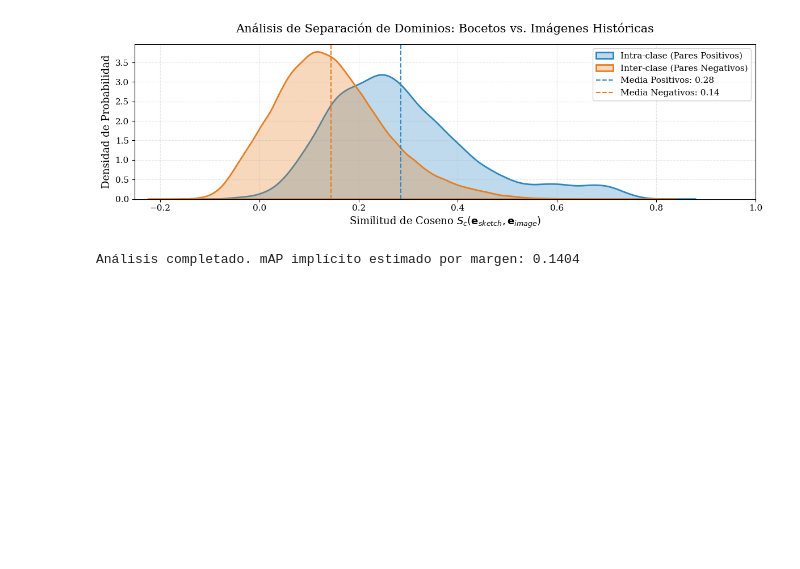
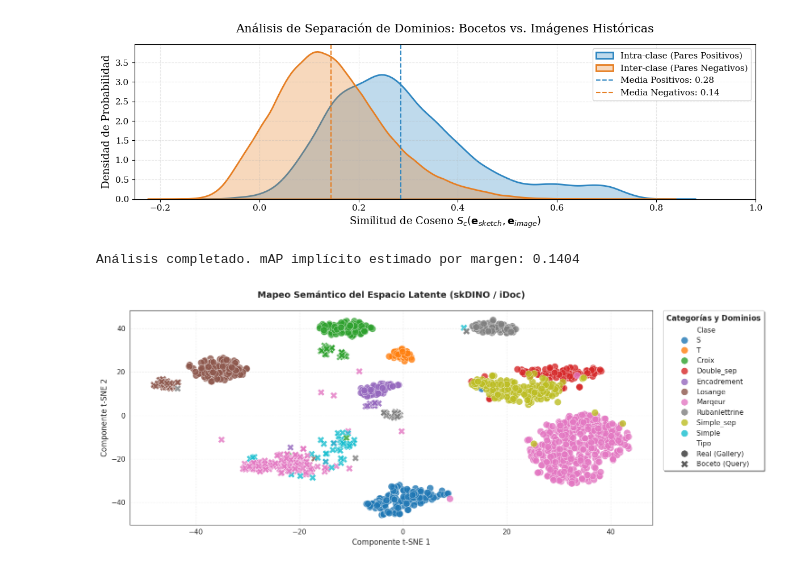
Before and after one commit to LukasWolff2002/TAREA_1_RECON_VISUAL, a Jupyter notebook: analisis.ipynb, the cells around one changed output. Cells and saved outputs as stored; diff of their text form; code cells hidden in the pictures; blank space fills up the shorter version.

```diff
--- a/analisis.ipynb
+++ b/analisis.ipynb
@@ -321,3 +321,89 @@ except Exception as e:
 # %% [output]
 [figure]
 Análisis completado. mAP implícito estimado por margen: 0.1404
+# %%
+import torch
+import numpy as np
+import pandas as pd
+import matplotlib.pyplot as plt
+import seaborn as sns
+from sklearn.manifold import TSNE
+
+# 1. Configuración de estilo y tipografía para Paper
+plt.rcParams.update({
+    "font.family": "serif",
+    "font.size": 11,
+    "axes.labelsize": 12,
+    "axes.titlesize": 14,
+    "legend.title_fontsize": 12
+})
+
+# 2. Carga y Procesamiento de Datos
+data = torch.load("embeddings.pt")
+df = pd.DataFrame(data["records"])
+X = np.stack([r.numpy() for r in df['embedding']])
+
+# Reducción de dimensionalidad
+tsne = TSNE(n_components=2, random_state=42, perplexity=30, init='pca')
+X_2d = tsne.fit_transform(X)
+df['tsne_x'], df['tsne_y'] = X_2d[:, 0], X_2d[:, 1]
+
+# Filtramos las categorías con más muestras para mantener la claridad
+n_categorias = 10
+top_cats = df['category'].value_counts().nlargest(n_categorias).index
+df_plot = df[df['category'].isin(top_cats)].copy()
+
+# Mejoramos los nombres para la leyenda
+df_plot['Clase'] = df_plot['category'].str.capitalize()
+df_plot['Tipo'] = df_plot['dtype'].map({'sketch': 'Boceto (Query)', 'image': 'Real (Gallery)'})
+
+# 3. Creación del Gráfico de Dispersión
+plt.figure(figsize=(15, 6)) # Formato alargado horizontal
+sns.set_style("white")
+
+# Usamos la paleta 'tab10' que ofrece colores muy distintos para cada clase
+palette = sns.color_palette("tab10", n_colors=len(top_cats))
+
+scatter = sns.scatterplot(
+    data=df_plot,
+    x='tsne_x',
+    y='tsne_y',
+    hue='Clase',
+    style='Tipo',
+    palette=palette,
+    s=120,
+    alpha=0.8,
+    edgecolor='w',
+    linewidth=0.5,
+    markers={'Boceto (Query)': 'X', 'Real (Gallery)': 'o'}
+)
+
+# 4. Refinamiento de Títulos y Ejes
+plt.title("Mapeo Semántico del Espacio Latente (skDINO / iDoc)", pad=20, fontweight='bold')
+plt.xlabel("Componente t-SNE 1")
+plt.ylabel("Componente t-SNE 2")
+
+# 5. Mejora de la Leyenda
+# Separamos las leyendas de Clase y Tipo para mayor claridad
+handles, labels = scatter.get_legend_handles_labels()
+
+# Dividimos manualmente la lista de handles/labels (Seaborn los junta)
+# El primer elemento es el título "Clase", los siguientes N son las categorías,
+# luego viene el título "Tipo" y los 2 tipos de marcadores.
+plt.legend(
+    handles=handles,
+    labels=labels,
+    title=r"$\mathbf{Categorías\ y\ Dominios}$",
+    bbox_to_anchor=(1.02, 1),
+    loc='upper left',
+    borderaxespad=0,
+    frameon=True,
+    shadow=True
+)
+
+plt.grid(True, linestyle=':', alpha=0.6)
+plt.tight_layout()
+plt.savefig("tsne_clases_mejorado.png", dpi=300, bbox_inches="tight")
+plt.show()
+# %% [output]
+[figure, added]
```
Also changed, not shown: 2 other files.
